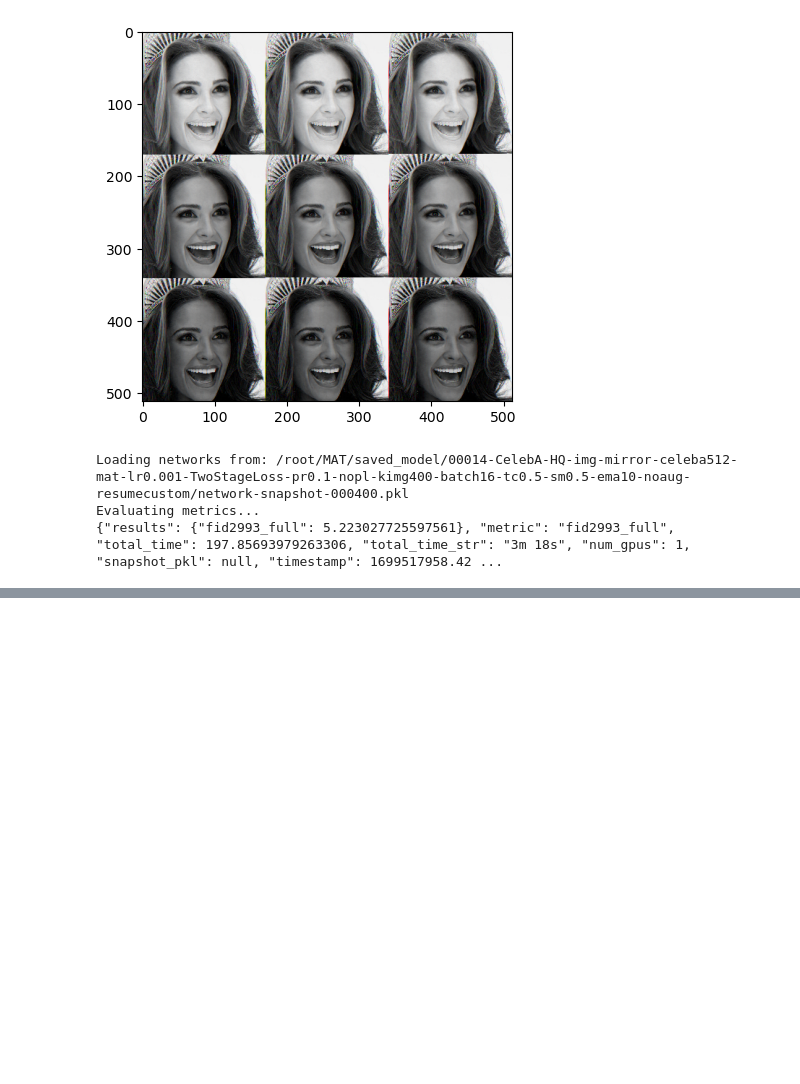
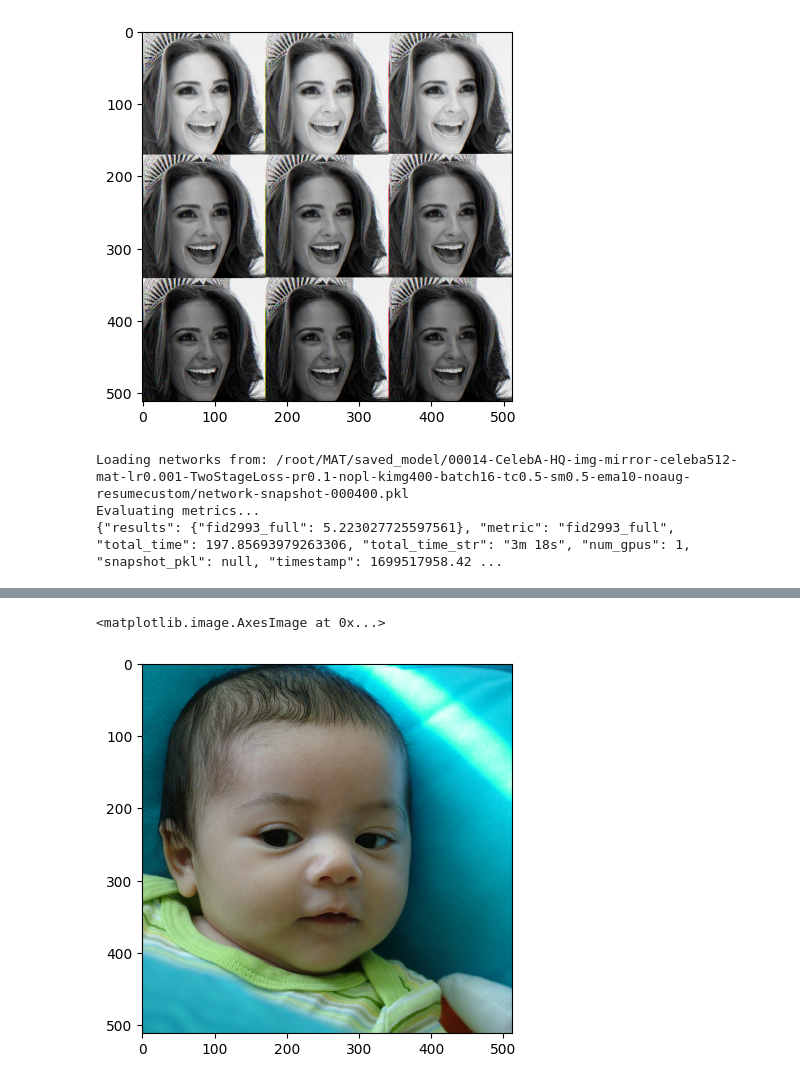
Before and after one commit to lengoctuong/MAT_demo, a Jupyter notebook: my_code/draft.ipynb, the cells around one changed output, grey strips where cells are left out. Saved outputs shown, nothing was run; the diff lists cells and outputs as text; code cells hidden in the pictures; blank space fills up the shorter version.

```diff
--- a/my_code/draft.ipynb
+++ b/my_code/draft.ipynb
@@ -92,3 +96,16 @@ del model # conserve memory
 Loading networks from: /root/MAT/saved_model/00014-CelebA-HQ-img-mirror-celeba512-mat-lr0.001-TwoStageLoss-pr0.1-nopl-kimg400-batch16-tc0.5-sm0.5-ema10-noaug-resumecustom/network-snapshot-000400.pkl
 Evaluating metrics...
 {"results": {"fid2993_full": 5.223027725597561}, "metric": "fid2993_full", "total_time": 197.85693979263306, "total_time_str": "3m 18s", "num_gpus": 1, "snapshot_pkl": null, "timestamp": 1699517958.42 ...
+# %%
+from datasets.dataset_512 import ImageFolderMaskDataset
+
+if __name__ == '__main__':
+    res = 512
+    dpath = '/root/home/MAT_demo/test_sets/CelebA-HQ/images3'
+    D = ImageFolderMaskDataset(path=dpath)
+    print(D.__len__())
+    for i in range(D.__len__()):
+        print(i)
+        a, b, c = D.__getitem__(i)
+        if a.shape != (3, 512, 512):
+            print(i, a.shape)
@@ -94,0 +130,5 @@ Evaluating metrics...
+# %%
+plt.imshow(np.transpose(D.__getitem__(0)[0], (1, 2, 0)))
+# %% [output]
+<matplotlib.image.AxesImage at 0x...>
+[figure, added]
```
Also changed, not shown: parts of 6 cells of this notebook, 4 other files.
